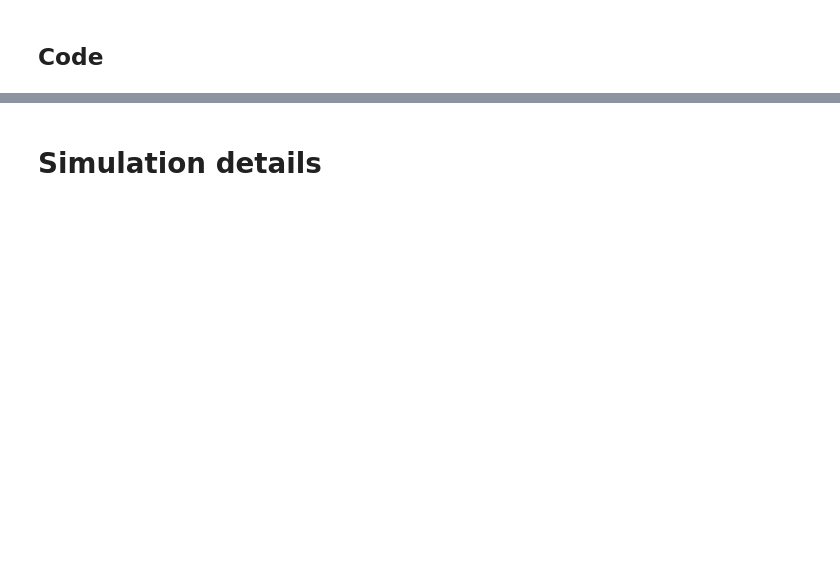
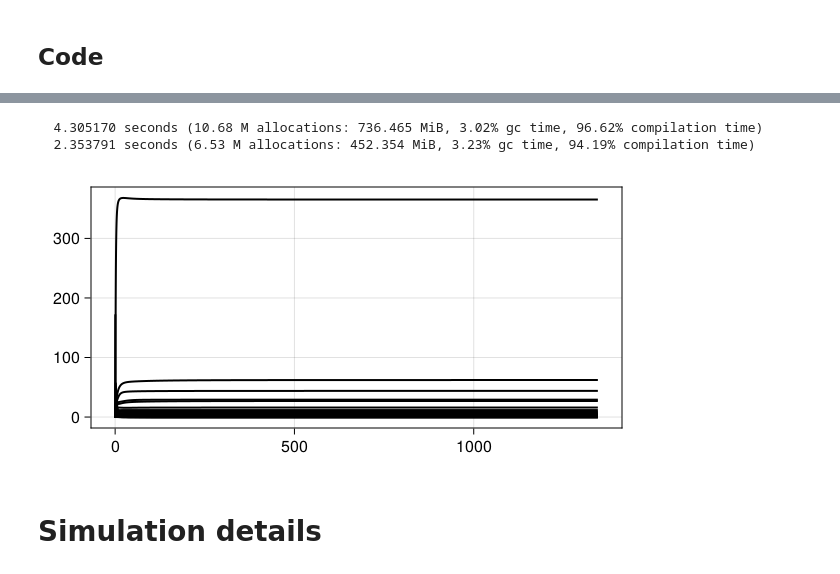
Before and after one commit to CleggTom/chemicalstressors, a Jupyter notebook: notebooks/detox_stress_model.ipynb, the cells around one changed output, grey strips where cells are left out. Cells and saved outputs as stored; diff of their text form; code cells hidden in the pictures; blank space fills up the shorter version.

```diff
--- a/notebooks/detox_stress_model.ipynb
+++ b/notebooks/detox_stress_model.ipynb
@@ -123,3 +118,34 @@ f
+# %%
+N,M = 25,25
+
+#gamma
+γ = ones(N,M)
+γ[:,end] .= -1.0
+
+#generate test parameters
+p = MiCRM.Parameters.generate_params(N, M, f_u = dirchlet_uptake, f_l = dirchlet_leakage, f_ρ = fρ, λ = 0.7, γ = γ, au = 0.2, al = 1.0)
+
+#simualtion params
+x0 = ones(N+M)
+x0[end] = 0.0
+t = (0.0,1e5)
+
+prob = ODEProblem(dx!, x0, t, p)
+
+@time sol1 = solve(prob, AutoTsit5(Rosenbrock23()));
+@time sol2 = solve(prob, AutoTsit5(Rosenbrock23()), callback = TerminateSteadyState(1e-8,1e-6));
+# %% [output]
+  4.305170 seconds (10.68 M allocations: 736.465 MiB, 3.02% gc time, 96.62% compilation time)
+  2.353791 seconds (6.53 M allocations: 452.354 MiB, 3.23% gc time, 94.19% compilation time)
+# %%
+plot_sol(sol,ax) = Makie.series!(ax, sol.t, sol[:,:], solid_color = "black")
+
+f = Figure(resolution = (600,300))
+ax = Axis(f[1,1])
+plot_sol(sol2,ax)
+f
+# %% [output]
+[figure, added]
 # %% [markdown]
 # Simulation details
 # %% [markdown]
```
Also changed, not shown: parts of 37 cells of this notebook, 4 other files.
